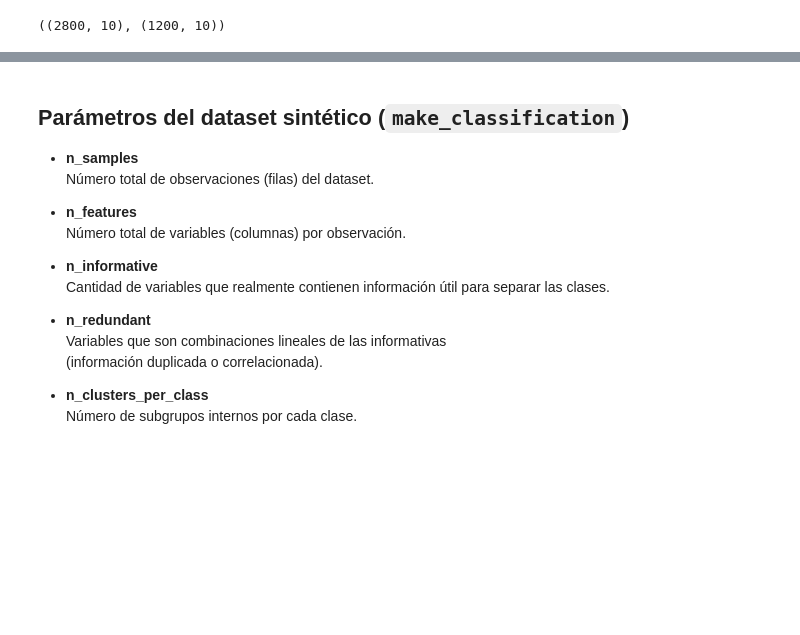
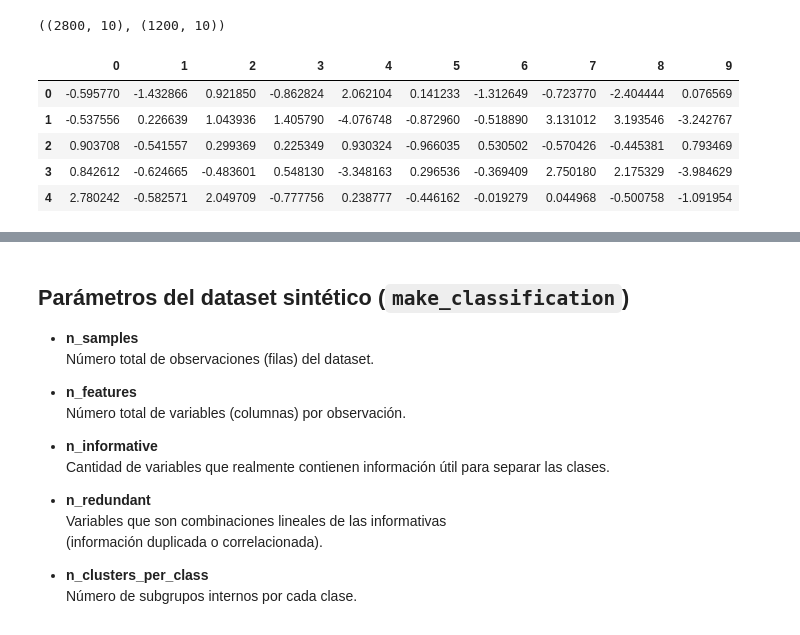
Before and after one commit to JorgeDataScientist/ml-uncertainty-lab, a Jupyter notebook: 01_fundamentos/01_scores_vs_probabilities.ipynb, the cells around one changed output, grey strips where cells are left out. Cells and saved outputs as stored; diff of their text form; code cells hidden in the pictures; blank space fills up the shorter version.

```diff
--- a/01_fundamentos/01_scores_vs_probabilities.ipynb
+++ b/01_fundamentos/01_scores_vs_probabilities.ipynb
@@ -127,3 +127,15 @@ X_train, X_test, y_train, y_test = train_test_split(
 X_train.shape, X_test.shape
 # %% [output]
 ((2800, 10), (1200, 10))
+# %%
+df_X_train = pd.DataFrame(X_train)
+
+# Mostrar las primeras filas
+df_X_train.head()
+# %% [output]
+|  | 0 | 1 | 2 | 3 | 4 | 5 | 6 | 7 | 8 | 9 |
+| 0 | -0.595770 | -1.432866 | 0.921850 | -0.862824 | 2.062104 | 0.141233 | -1.312649 | -0.723770 | -2.404444 | 0.076569 |
+| 1 | -0.537556 | 0.226639 | 1.043936 | 1.405790 | -4.076748 | -0.872960 | -0.518890 | 3.131012 | 3.193546 | -3.242767 |
+| 2 | 0.903708 | -0.541557 | 0.299369 | 0.225349 | 0.930324 | -0.966035 | 0.530502 | -0.570426 | -0.445381 | 0.793469 |
+| 3 | 0.842612 | -0.624665 | -0.483601 | 0.548130 | -3.348163 | 0.296536 | -0.369409 | 2.750180 | 2.175329 | -3.984629 |
+| 4 | 2.780242 | -0.582571 | 2.049709 | -0.777756 | 0.238777 | -0.446162 | -0.019279 | 0.044968 | -0.500758 | -1.091954 |
```
Also changed, not shown: parts of 3 cells of this notebook, 2 other files.
